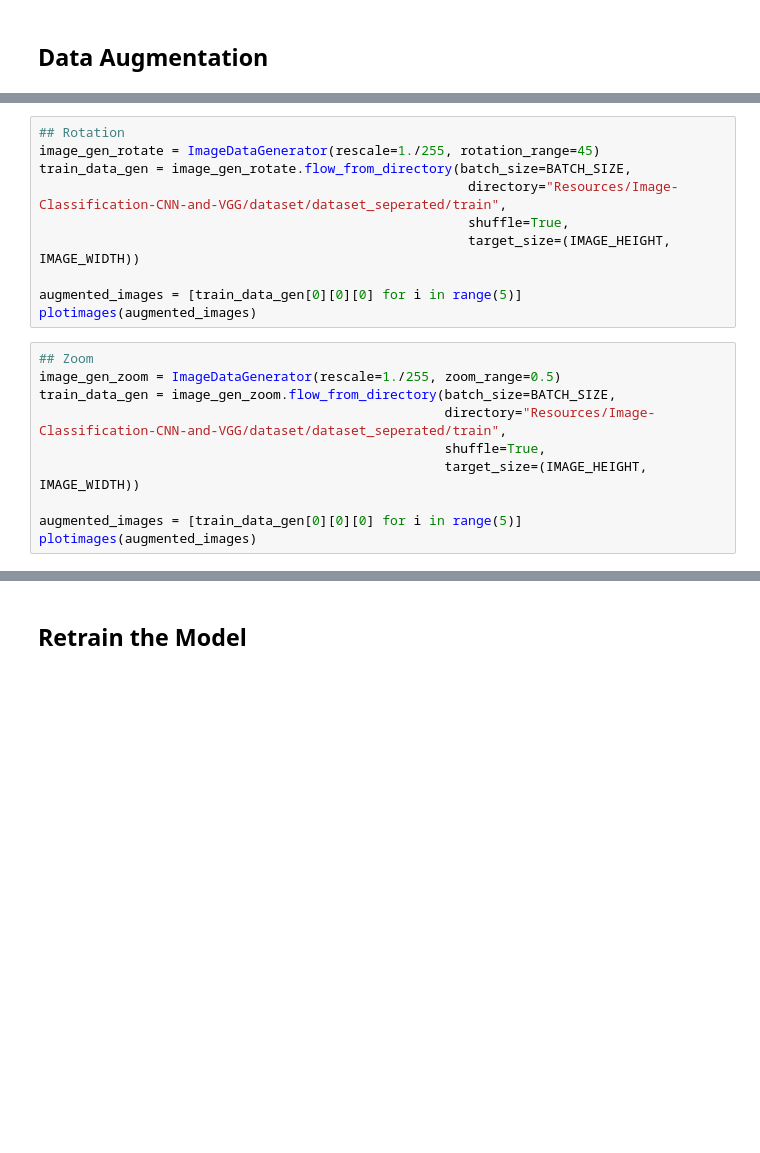
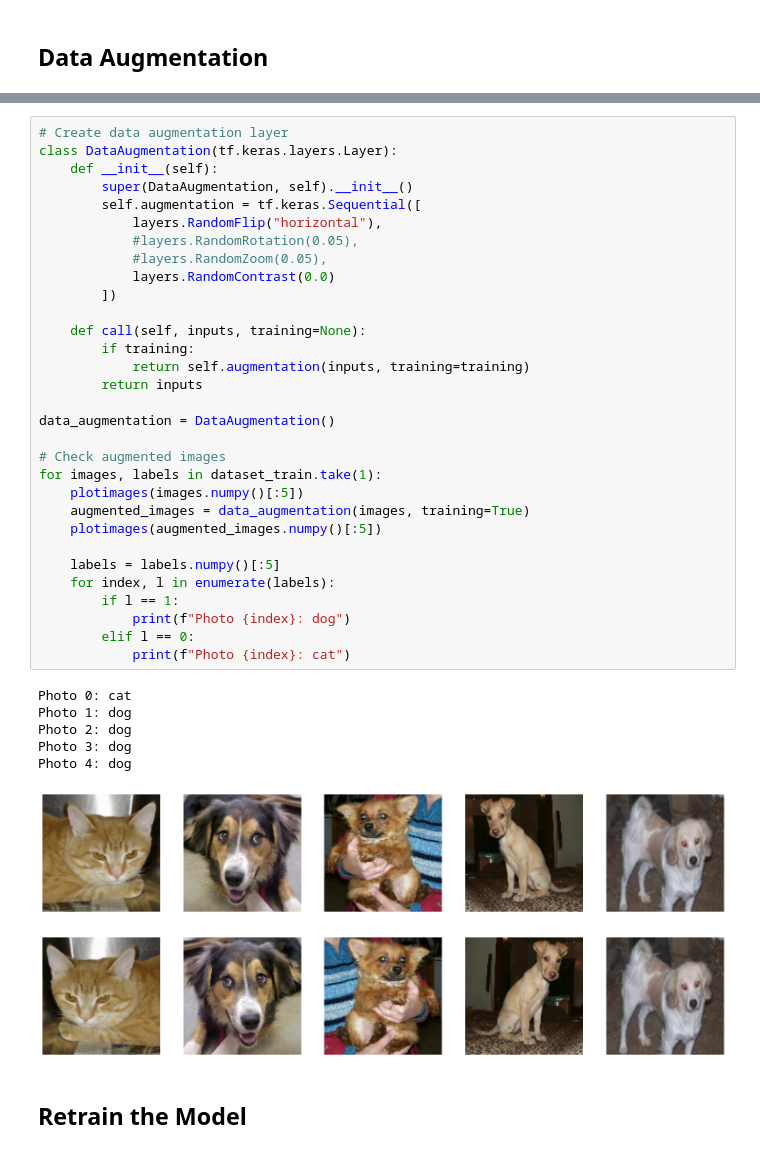
Before and after one commit to c-walls/Deep-Learning, a Jupyter notebook: Image-Classifier-CNN.ipynb, the cells around one changed output, grey strips where cells are left out. Drawn from its saved outputs; the diff is of its cells as text; blank space fills up the shorter version.

```diff
--- a/Image-Classifier-CNN.ipynb
+++ b/Image-Classifier-CNN.ipynb
@@ -265,20 +238,0 @@ plotimages(augmented_images)
-# %%
-## Rotation
-image_gen_rotate = ImageDataGenerator(rescale=1./255, rotation_range=45)
-train_data_gen = image_gen_rotate.flow_from_directory(batch_size=BATCH_SIZE,
-                                                       directory="Resources/Image-Classification-CNN-and-VGG/dataset/dataset_seperated/train",
-                                                       shuffle=True,
-                                                       target_size=(IMAGE_HEIGHT, IMAGE_WIDTH))
-
-augmented_images = [train_data_gen[0][0][0] for i in range(5)]
-plotimages(augmented_images)
-# %%
-## Zoom
-image_gen_zoom = ImageDataGenerator(rescale=1./255, zoom_range=0.5)
-train_data_gen = image_gen_zoom.flow_from_directory(batch_size=BATCH_SIZE,
-                                                    directory="Resources/Image-Classification-CNN-and-VGG/dataset/dataset_seperated/train",
-                                                    shuffle=True,
-                                                    target_size=(IMAGE_HEIGHT, IMAGE_WIDTH))
-
-augmented_images = [train_data_gen[0][0][0] for i in range(5)]
-plotimages(augmented_images)
@@ -307,3 +239,42 @@ plotimages([train_data_gen[0][0][0] for i in range(5)])
+# %%
+# Create data augmentation layer
+class DataAugmentation(tf.keras.layers.Layer):
+    def __init__(self):
+        super(DataAugmentation, self).__init__()
+        self.augmentation = tf.keras.Sequential([
+            layers.RandomFlip("horizontal"),
+            #layers.RandomRotation(0.05),
+            #layers.RandomZoom(0.05),
+            layers.RandomContrast(0.0)
+        ])
+
+    def call(self, inputs, training=None):
+        if training:
+            return self.augmentation(inputs, training=training)
+        return inputs
+
+data_augmentation = DataAugmentation()
+
+# Check augmented images
+for images, labels in dataset_train.take(1):
+    plotimages(images.numpy()[:5])
+    augmented_images = data_augmentation(images, training=True)
+    plotimages(augmented_images.numpy()[:5])
+
+    labels = labels.numpy()[:5]
+    for index, l in enumerate(labels):
+        if l == 1:
+            print(f"Photo {index}: dog")
+        elif l == 0:
+            print(f"Photo {index}: cat")
+# %% [output]
+Photo 0: cat
+Photo 1: dog
+Photo 2: dog
+Photo 3: dog
+Photo 4: dog
+[figure, added]
+[figure, added]
 # %% [markdown]
 ## Retrain the Model
 # %%
```
Also changed, not shown: parts of 26 cells of this notebook.
